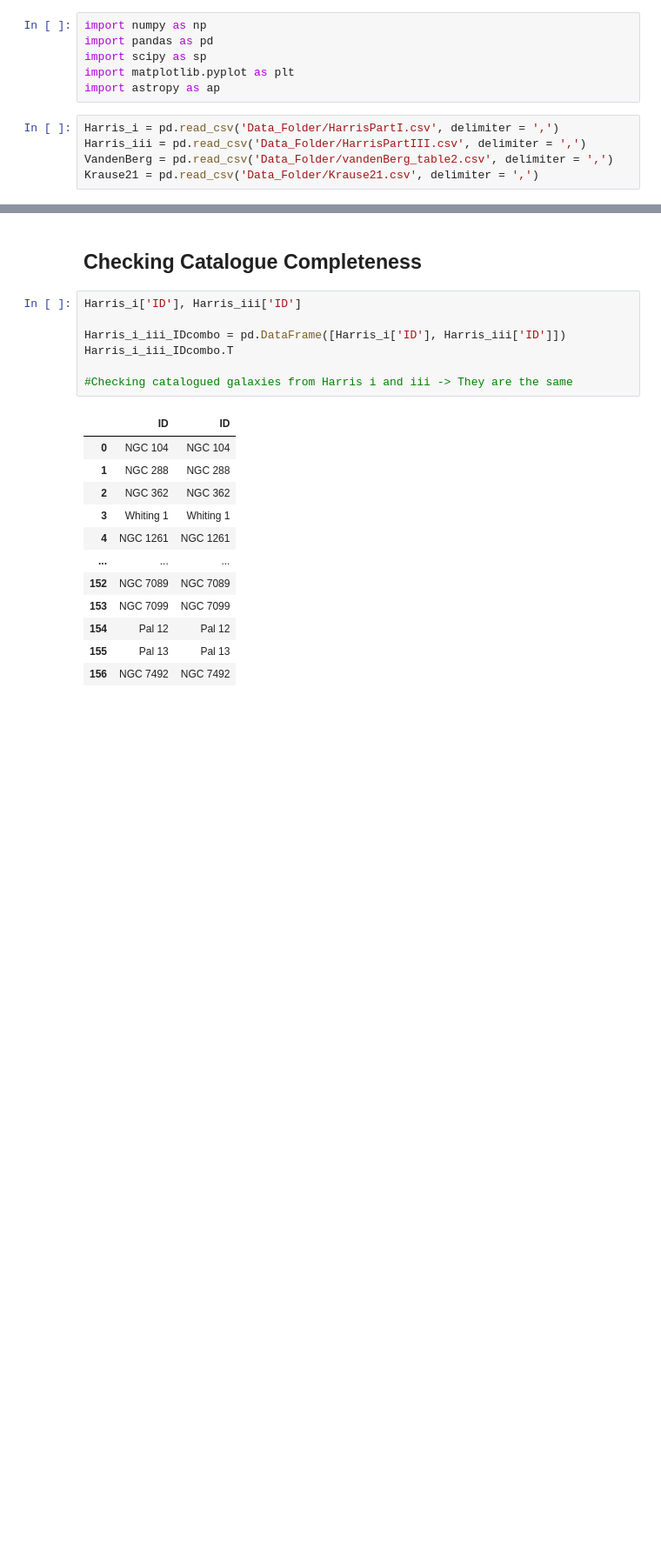
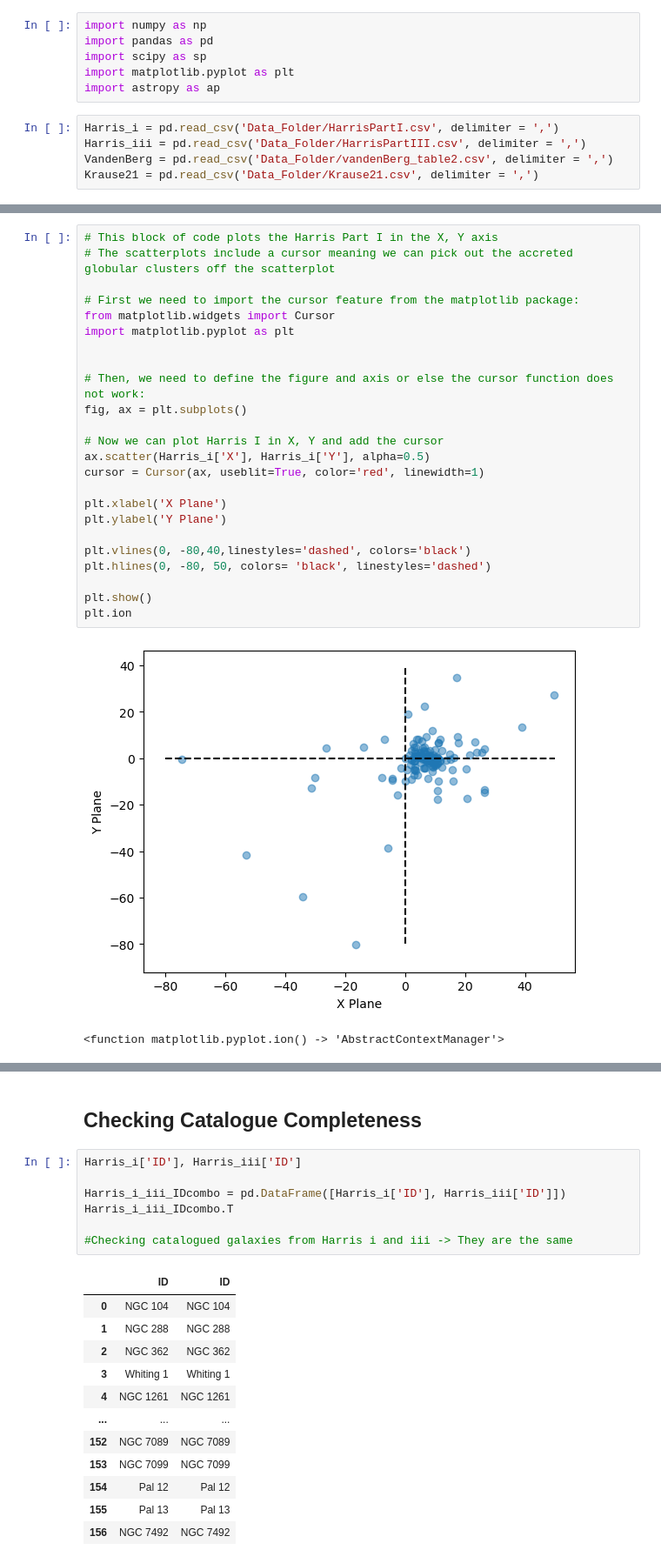
Before and after one commit to gigisheehan06-blip/3116-Comp-group2, a Jupyter notebook: gigi.ipynb, the cells around one changed output, grey strips where cells are left out. Shown: that part at 87% size. Saved outputs shown, nothing was run; the diff lists cells and outputs as text; blank space fills up the shorter version.

```diff
--- a/gigi.ipynb
+++ b/gigi.ipynb
@@ -11,0 +45,27 @@ Krause21 = pd.read_csv('Data_Folder/Krause21.csv', delimiter = ',')
+# %%
+# This block of code plots the Harris Part I in the X, Y axis
+# The scatterplots include a cursor meaning we can pick out the accreted globular clusters off the scatterplot
+
+# First we need to import the cursor feature from the matplotlib package:
+from matplotlib.widgets import Cursor
+import matplotlib.pyplot as plt
+
+
+# Then, we need to define the figure and axis or else the cursor function does not work:
+fig, ax = plt.subplots()
+
+# Now we can plot Harris I in X, Y and add the cursor
+ax.scatter(Harris_i['X'], Harris_i['Y'], alpha=0.5)
+cursor = Cursor(ax, useblit=True, color='red', linewidth=1)
+
+plt.xlabel('X Plane')
+plt.ylabel('Y Plane')
+
+plt.vlines(0, -80,40,linestyles='dashed', colors='black')
+plt.hlines(0, -80, 50, colors= 'black', linestyles='dashed')
+
+plt.show()
+plt.ion
+# %% [output]
+[figure, added]
+<function matplotlib.pyplot.ion() -> 'AbstractContextManager'>
```
Also changed, not shown: parts of 3 cells of this notebook.
